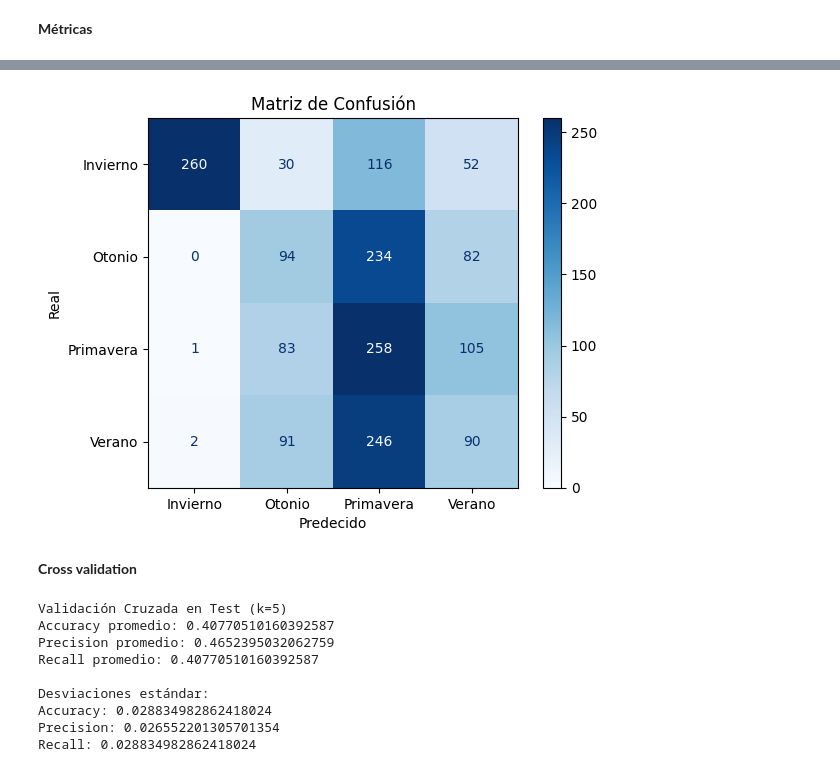
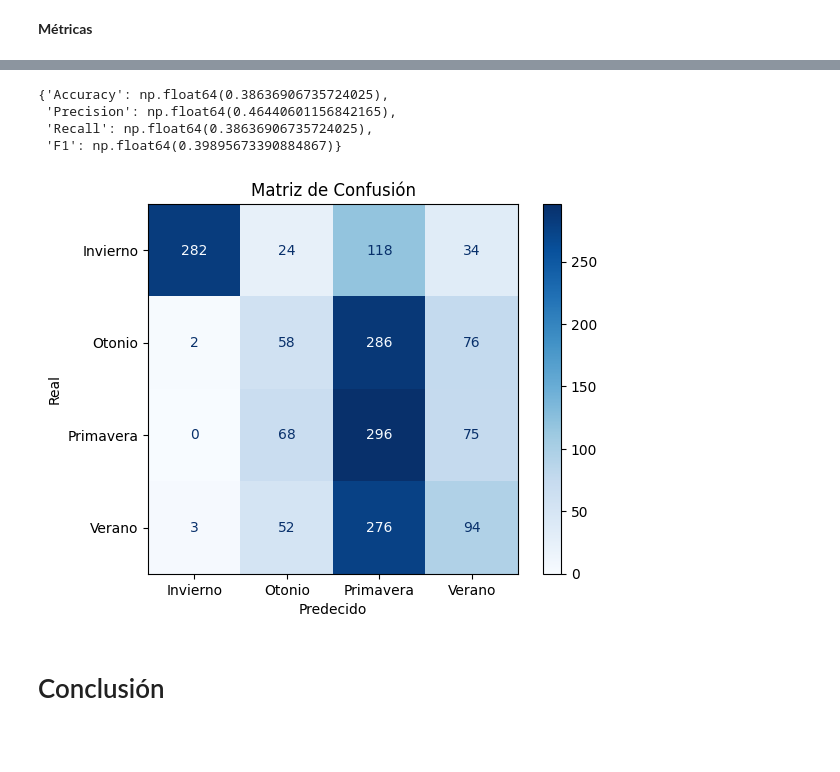
Before and after one commit to juanachies/TP3_Mineria, a Jupyter notebook: tp.ipynb, the cells around one changed output, grey strips where cells are left out. Drawn from its saved outputs; the diff is of its cells as text; code cells hidden in the pictures; blank space fills up the shorter version.

Commit message:
Mejoras

```diff
--- a/tp.ipynb
+++ b/tp.ipynb
@@ -219,9 +278,9 @@ grid_search_lineal = GridSearchCV(
     n_jobs=-1
 )
 
-grid_search_lineal.fit(X_train, y_train)
+grid_search_lineal.fit(X_train1, y_train1)
 
-y_pred_lineal = grid_search_lineal.predict(X_test)
+y_pred_lineal = grid_search_lineal.predict(X_test1)
 
 print(f"Mejor parámetro 'C' encontrado: {grid_search_lineal.best_params_}")
 print(f"Mejor accuracy encontrado: {grid_search_lineal.best_score_}")
@@ -244,32 +347,32 @@ array([0.38968481, 0.38108883, 0.42979943, 0.40401146, 0.4683908 ])
 # %% [markdown]
 ## Máquinas de vectores: kernel gaussiano
 # %%
-pipeline_base_svm = Pipeline([
+pipeline_base_gauss = Pipeline([
     ('scaler', StandardScaler()),
     ('classifier', SVC())
 ])
 # %%
 # Ajuste de hiperparámetros
-grilla_params_lineal = {
+grilla_params_gauss = {
     'classifier__kernel': ['rbf'],
     'classifier__C': [0.1, 1, 10, 100]
 }
 
-grid_search_lineal = GridSearchCV(
-    estimator=pipeline_base_svm,
-    param_grid=grilla_params_lineal,
+grid_search_gauss = GridSearchCV(
+    estimator=pipeline_base_gauss,
+    param_grid=grilla_params_gauss,
     cv=5,
     scoring='accuracy',
     verbose=1,
     n_jobs=-1
 )
 
-grid_search_lineal.fit(X_train, y_train)
+grid_search_gauss.fit(X_train1, y_train1)
 
-y_pred_lineal = grid_search_lineal.predict(X_test)
+y_pred_gauss = grid_search_gauss.predict(X_test1)
 
-print(f"Mejor parámetro 'C' encontrado: {grid_search_lineal.best_params_}")
-print(f"Mejor accuracy encontrado: {grid_search_lineal.best_score_}")
+print(f"Mejor parámetro 'C' encontrado: {grid_search_gauss.best_params_}")
+print(f"Mejor accuracy encontrado: {grid_search_gauss.best_score_}")
 # %% [output]
 Fitting 5 folds for each of 4 candidates, totalling 20 fits
 Mejor parámetro 'C' encontrado: {'classifier__C': 1, 'classifier__kernel': 'rbf'}
@@ -284,7 +443,7 @@ param_grid = {
     'max_depth': [5, 10, 20, 30, None]
 }
 
-grid_search = GridSearchCV(
+grid_search_rf = GridSearchCV(
     estimator=rf_base,
     param_grid=param_grid,
     cv=5,
@@ -293,12 +452,11 @@ grid_search = GridSearchCV(
     verbose=1
 )
 
-grid_search.fit(X_train, y_train)
+grid_search_rf.fit(X_train1, y_train1)
 
-print("\nMejores parámetros encontrados:")
-print(grid_search.best_params_)
+y_pred_rf = grid_search_rf.predict(X_test1)
 
-print("\nMejor accuracy con CV=5:")
-print(grid_search.best_score_)
+print("Mejores parámetros encontrados:")
+print(grid_search_rf.best_params_)
 # %% [output]
 Fitting 5 folds for each of 15 candidates, totalling 75 fits
@@ -365,9 +521,20 @@ weighted avg       0.48      0.40      0.41      1744
+# %%
+resultados_rf = {}
+metricas = ['Accuracy', 'Precision', 'Recall', 'F1']
+
+for metrica in metricas:
+    resultados_rf[metrica] = df_resultados_rf[metrica].mean()
+
+resultados_rf
+# %% [output]
+{'Accuracy': np.float64(0.38636906735724025),
+ 'Precision': np.float64(0.46440601156842165),
+ 'Recall': np.float64(0.38636906735724025),
+ 'F1': np.float64(0.39895673390884867)}
 # %%
-ConfusionMatrixDisplay.from_predictions(y_test, y_pred, cmap=plt.cm.Blues)
+ConfusionMatrixDisplay.from_predictions(y_test1, y_pred_rf, cmap=plt.cm.Blues)
 plt.xlabel('Predecido')
 plt.ylabel('Real')
 plt.title('Matriz de Confusión');
 # %% [output]
-[figure, old version]
+[figure, new version]
-# %% [markdown]
-**Cross validation**
@@ -382,20 +541,2 @@ cv_results = cross_validate(
-# %%
-print("\nValidación Cruzada en Test (k=5)")
-print("Accuracy promedio:", cv_results['test_accuracy'].mean())
-print("Precision promedio:", cv_results['test_precision_weighted'].mean())
-print("Recall promedio:", cv_results['test_recall_weighted'].mean())
-
-print("\nDesviaciones estándar:")
-print("Accuracy:", cv_results['test_accuracy'].std())
-print("Precision:", cv_results['test_precision_weighted'].std())
-print("Recall:", cv_results['test_recall_weighted'].std())
-# %% [output]
-Validación Cruzada en Test (k=5)
-Accuracy promedio: 0.40770510160392587
-Precision promedio: 0.4652395032062759
-Recall promedio: 0.40770510160392587
-
-Desviaciones estándar:
-Accuracy: 0.028834982862418024
-Precision: 0.026552201305701354
-Recall: 0.028834982862418024
+# %% [markdown]
+# Conclusión
```
Also changed, not shown: parts of 25 cells of this notebook.
